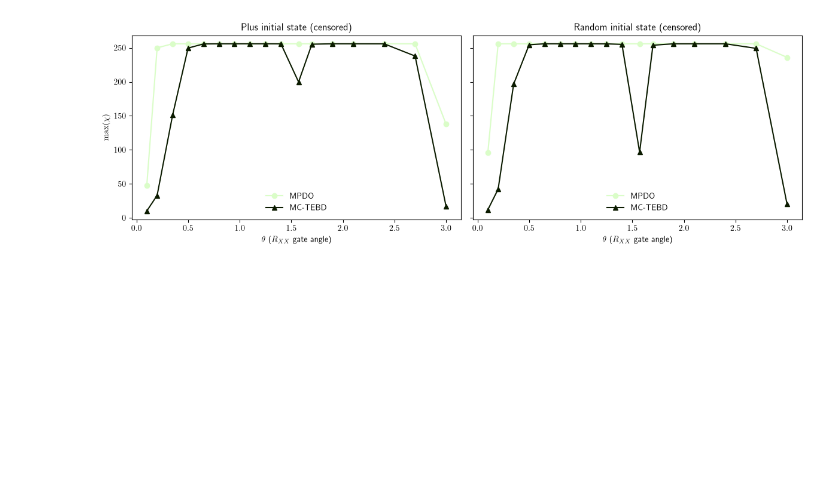
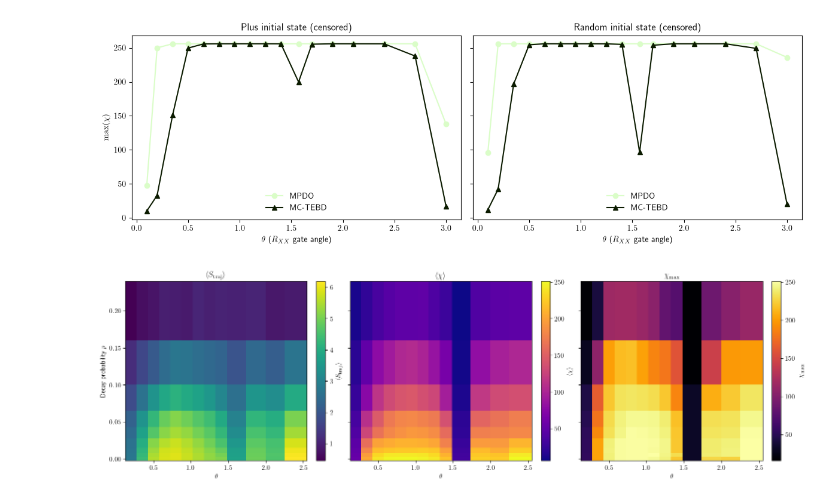
Before and after one commit to bentirher/dmpf_dissipation, a Jupyter notebook: standard_adc/classical_hardness_plot.ipynb, the cells around one changed output. Cells and saved outputs as stored; diff of their text form; code cells hidden in the pictures; blank space fills up the shorter version.

Commit message:
new parameter sweeps colormaps

```diff
--- a/standard_adc/classical_hardness_plot.ipynb
+++ b/standard_adc/classical_hardness_plot.ipynb
@@ -125,3 +125,53 @@ plt.savefig(f'../results/maximum_bond_dimension_n_24.png', bbox_inches='tight',
 plt.show()
 # %% [output]
 [figure]
+# %%
+
+import pandas as pd
+import matplotlib.pyplot as plt
+
+# Load data
+df = pd.read_csv(f'../results/ckt_map/map_n16_m16.csv')
+
+# Quantities to plot: (column name, color map, colorbar label)
+quantities = [
+    ("S_traj_mean", "viridis", r"$\langle S_{\rm traj}\rangle$"),
+    ("chi_mean",    "plasma",  r"$\langle\chi\rangle$"),
+    ("chi_max",     "inferno", r"$\chi_{\max}$"),
+]
+
+fig, axes = plt.subplots(
+    1, 3, figsize=(15, 4.5),
+    sharex=True, sharey=True,
+    constrained_layout=True
+)
+
+for ax, (col, cmap, label) in zip(axes, quantities):
+
+    # Reshape into a 2D grid: rows = p, columns = theta
+    grid = df.pivot(
+        index="p",
+        columns="theta",
+        values=col
+    ).sort_index().sort_index(axis=1)
+
+    # Plot the heatmap
+    mesh = ax.pcolormesh(
+        grid.columns,
+        grid.index,
+        grid.values,
+        shading="nearest",
+        cmap=cmap
+    )
+
+    fig.colorbar(mesh, ax=ax, label=label)
+
+    ax.set_xlabel(r"$\theta$")
+    ax.set_title(label)
+
+axes[0].set_ylabel(r"Decay probability $p$")
+
+fig.savefig(f'../results/colormaps_n_16.png', bbox_inches='tight', transparent = True)
+plt.show()
+# %% [output]
+[figure, added]
```
Also changed, not shown: parts of 1 cell of this notebook, 1 other file.
